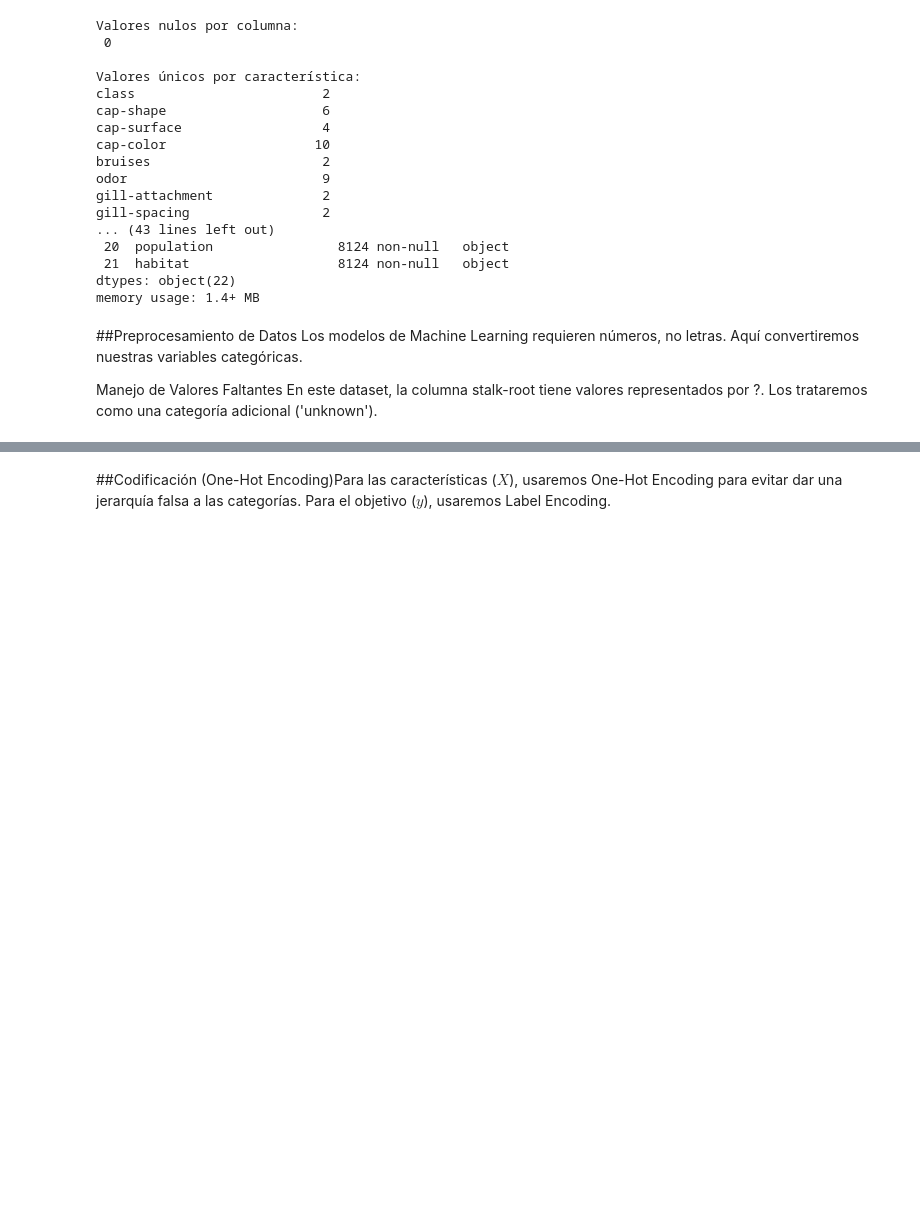
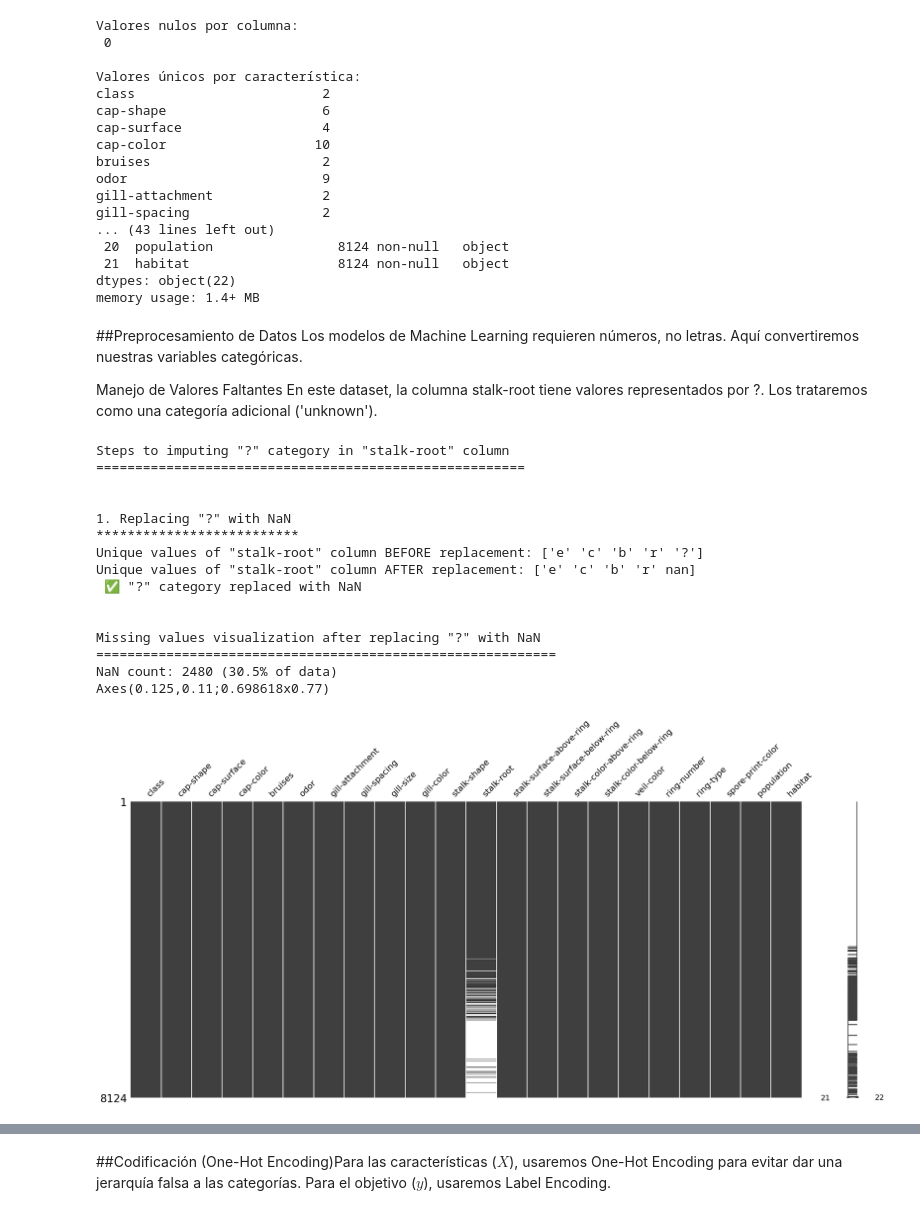
Before and after one commit to MarianaMH1195/Unsupervised-ML, a Jupyter notebook: notebooks/mushroom.ipynb, the cells around one changed output, grey strips where cells are left out. Cells and saved outputs as stored; diff of their text form; code cells hidden in the pictures; blank space fills up the shorter version.

```diff
--- a/notebooks/mushroom.ipynb
+++ b/notebooks/mushroom.ipynb
@@ -91,0 +82,35 @@ df['stalk-root'] = df['stalk-root'].replace('?', 'unknown')
+# %%
+print('Steps to imputing "?" category in "stalk-root" column')
+print(('=')*55) #It works with () or witout them.
+print('\n')
+
+print('1. Replacing "?" with NaN')
+print('*'*26)
+print(f'Unique values of "stalk-root" column BEFORE replacement: {df["stalk-root"].unique()}')
+df['stalk-root'] = df['stalk-root'].replace('?', np.nan)
+print(f'Unique values of "stalk-root" column AFTER replacement: {df["stalk-root"].unique()}')
+print(' ✅ "?" category replaced with NaN')
+print('\n')
+
+nullsreplaced = msno.matrix(df)
+print('Missing values visualization after replacing "?" with NaN')
+print(('=')*59)
+print(f'NaN count: {df["stalk-root"].isna().sum()} ({df["stalk-root"].isna().mean()*100:.1f}% of data)')
+print(nullsreplaced)
+# %% [output]
+Steps to imputing "?" category in "stalk-root" column
+=======================================================
+
+
+1. Replacing "?" with NaN
+**************************
+Unique values of "stalk-root" column BEFORE replacement: ['e' 'c' 'b' 'r' '?']
+Unique values of "stalk-root" column AFTER replacement: ['e' 'c' 'b' 'r' nan]
+ ✅ "?" category replaced with NaN
+
+
+Missing values visualization after replacing "?" with NaN
+===========================================================
+NaN count: 2480 (30.5% of data)
+Axes(0.125,0.11;0.698618x0.77)
+[figure, added]
```
Also changed, not shown: parts of 14 cells of this notebook.
